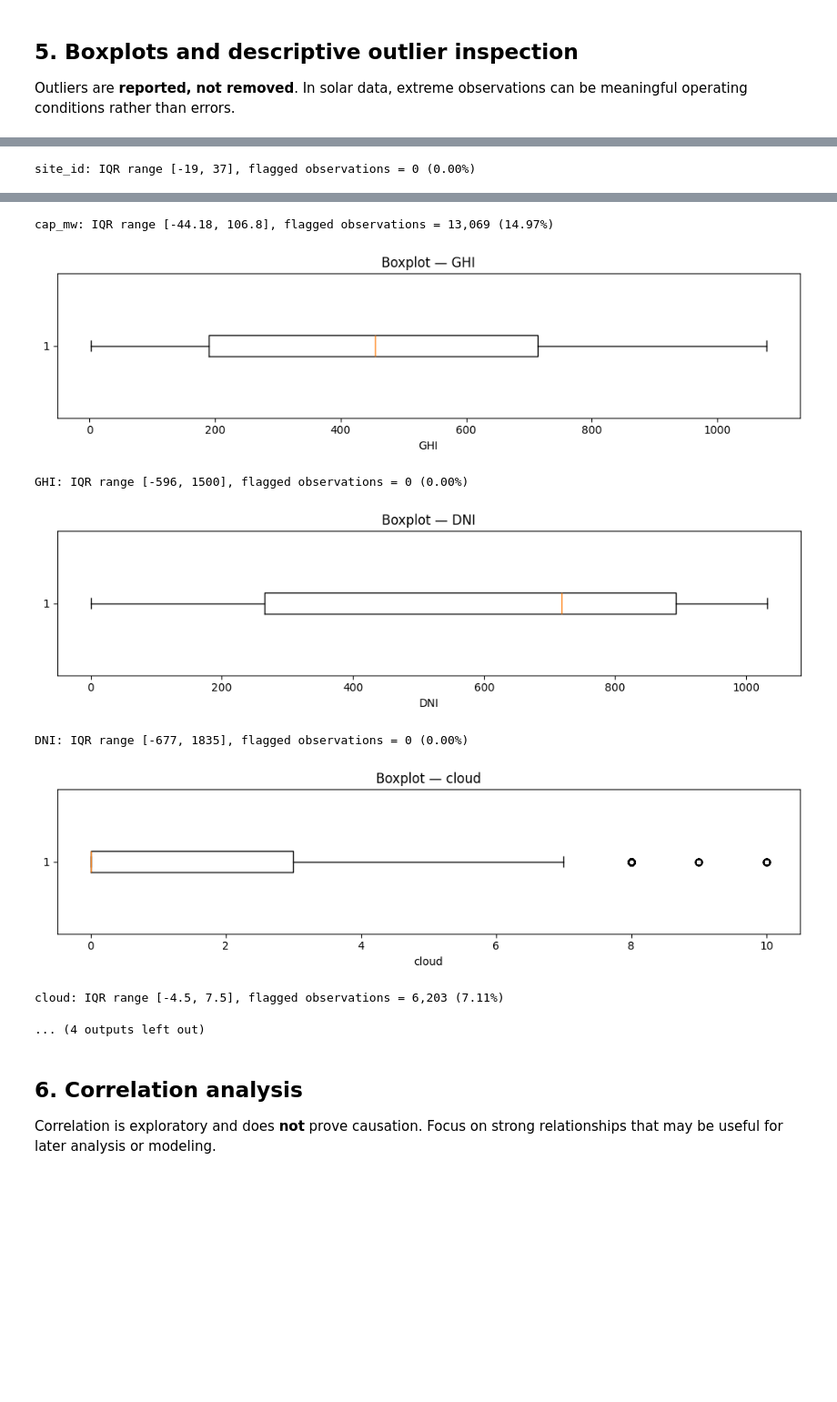
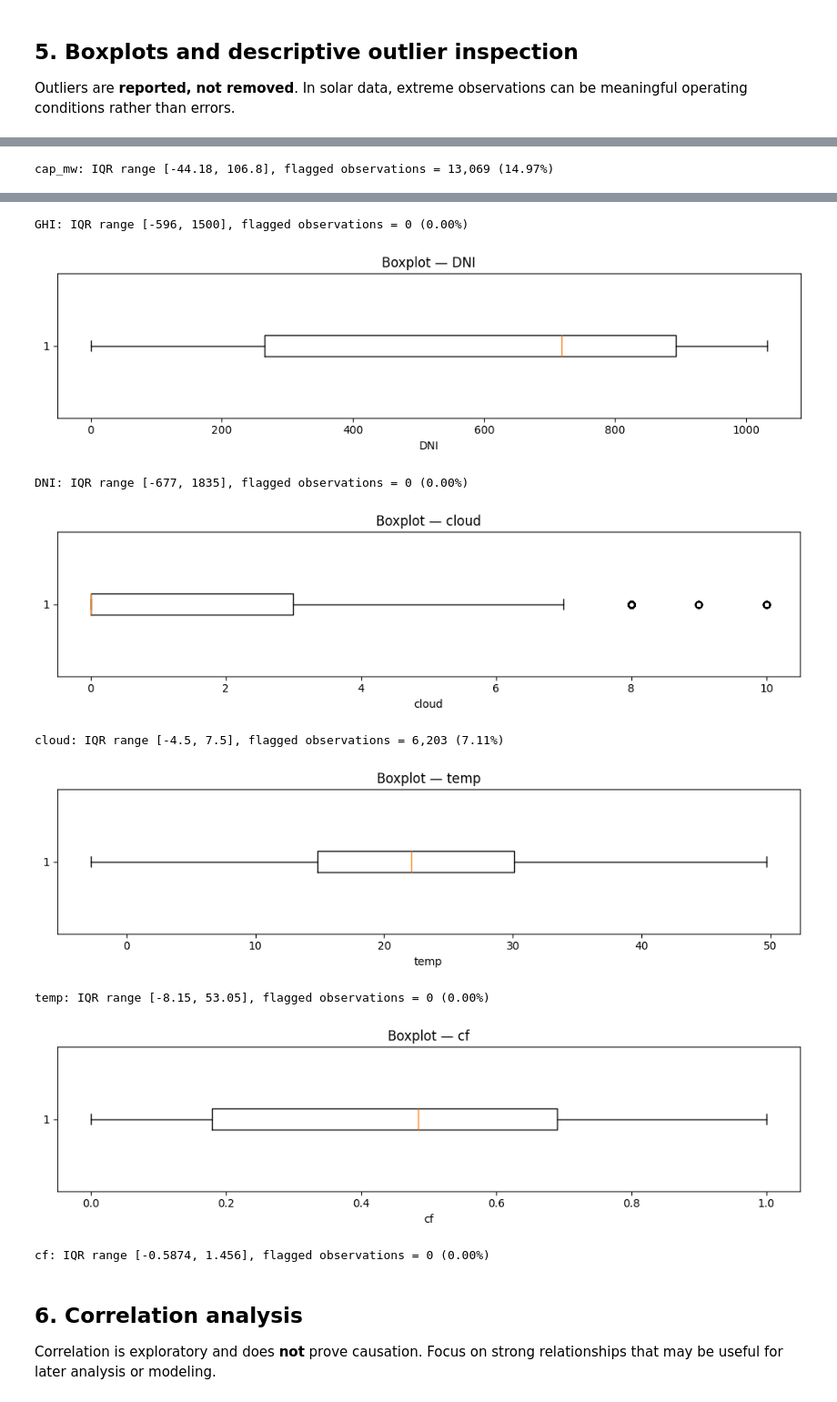
Before and after one commit to noobball111/ADYm_2, a Jupyter notebook: notebooks/1. EDA.ipynb, the cells around one changed output, grey strips where cells are left out. Shown at 91% size. Drawn from its saved outputs; the diff is of its cells as text; code cells hidden in the pictures; blank space fills up the shorter version.

```diff
--- a/notebooks/1. EDA.ipynb
+++ b/notebooks/1. EDA.ipynb
@@ -166,6 +169,7 @@ Histograms show the shape of each numeric variable and help identify skewness, h
 # %%
 if numeric_cols:
     for col in numeric_cols:
+        if col == "site_id": continue
         s = df[col].dropna()
 
         plt.figure(figsize=(10, 4))
@@ -193,6 +196,7 @@ Outliers are **reported, not removed**. In solar data, extreme observations can
 # %%
 if numeric_cols:
     for col in numeric_cols:
+        if col == "site_id": continue
         plt.figure(figsize=(10, 2.8))
         plt.boxplot(df[col].dropna(), vert=False)
         plt.title(f"Boxplot — {col}")
@@ -221 +225 @@ power: IQR range [-38.85, 73.05], flagged observations = 6,542 (7.49%)
-site_id: IQR range [-19, 37], flagged observations = 0 (0.00%)
+cap_mw: IQR range [-44.18, 106.8], flagged observations = 13,069 (14.97%)
@@ -223,11 +227,12 @@ site_id: IQR range [-19, 37], flagged observations = 0 (0.00%)
-cap_mw: IQR range [-44.18, 106.8], flagged observations = 13,069 (14.97%)
+GHI: IQR range [-596, 1500], flagged observations = 0 (0.00%)
-[figure, old version]
+[figure, new version]
-GHI: IQR range [-596, 1500], flagged observations = 0 (0.00%)
+DNI: IQR range [-677, 1835], flagged observations = 0 (0.00%)
-[figure, old version]
+[figure, new version]
-DNI: IQR range [-677, 1835], flagged observations = 0 (0.00%)
+cloud: IQR range [-4.5, 7.5], flagged observations = 6,203 (7.11%)
-[figure, old version]
+[figure, new version]
-cloud: IQR range [-4.5, 7.5], flagged observations = 6,203 (7.11%)
+temp: IQR range [-8.15, 53.05], flagged observations = 0 (0.00%)
+[figure, added]
-... (4 outputs left out)
+cf: IQR range [-0.5874, 1.456], flagged observations = 0 (0.00%)
 # %% [markdown]
 ## 6. Correlation analysis
 
```
Also changed, not shown: parts of 4 cells of this notebook, 1 other file.
